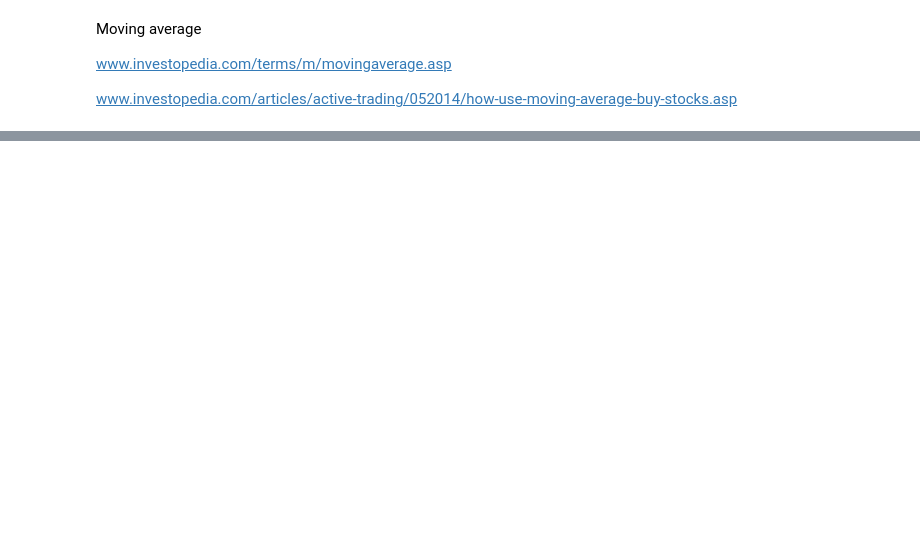
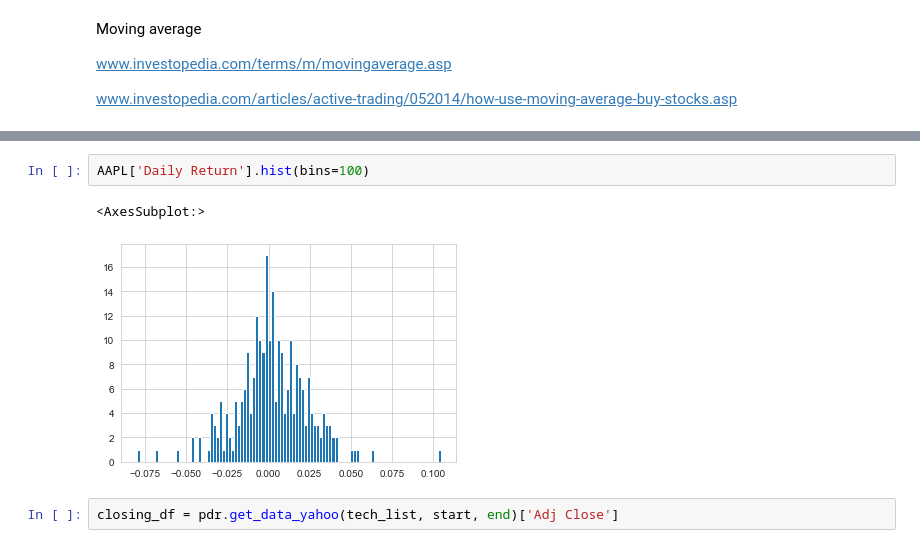
Before and after one commit to stevalang/Coding-Lessons, a Jupyter notebook: StockMarketAnalysis/stock_market_analysis.ipynb, the cells around one changed output, grey strips where cells are left out. Saved outputs shown, nothing was run; the diff lists cells and outputs as text; blank space fills up the shorter version.

```diff
--- a/StockMarketAnalysis/stock_market_analysis.ipynb
+++ b/StockMarketAnalysis/stock_market_analysis.ipynb
@@ -115,0 +156,7 @@ www.investopedia.com/articles/active-trading/052014/how-use-moving-average-buy-s
+# %%
+AAPL['Daily Return'].hist(bins=100)
+# %% [output]
+<AxesSubplot:>
+[figure, added]
+# %%
+closing_df = pdr.get_data_yahoo(tech_list, start, end)['Adj Close']
```
Also changed, not shown: parts of 38 cells of this notebook.
